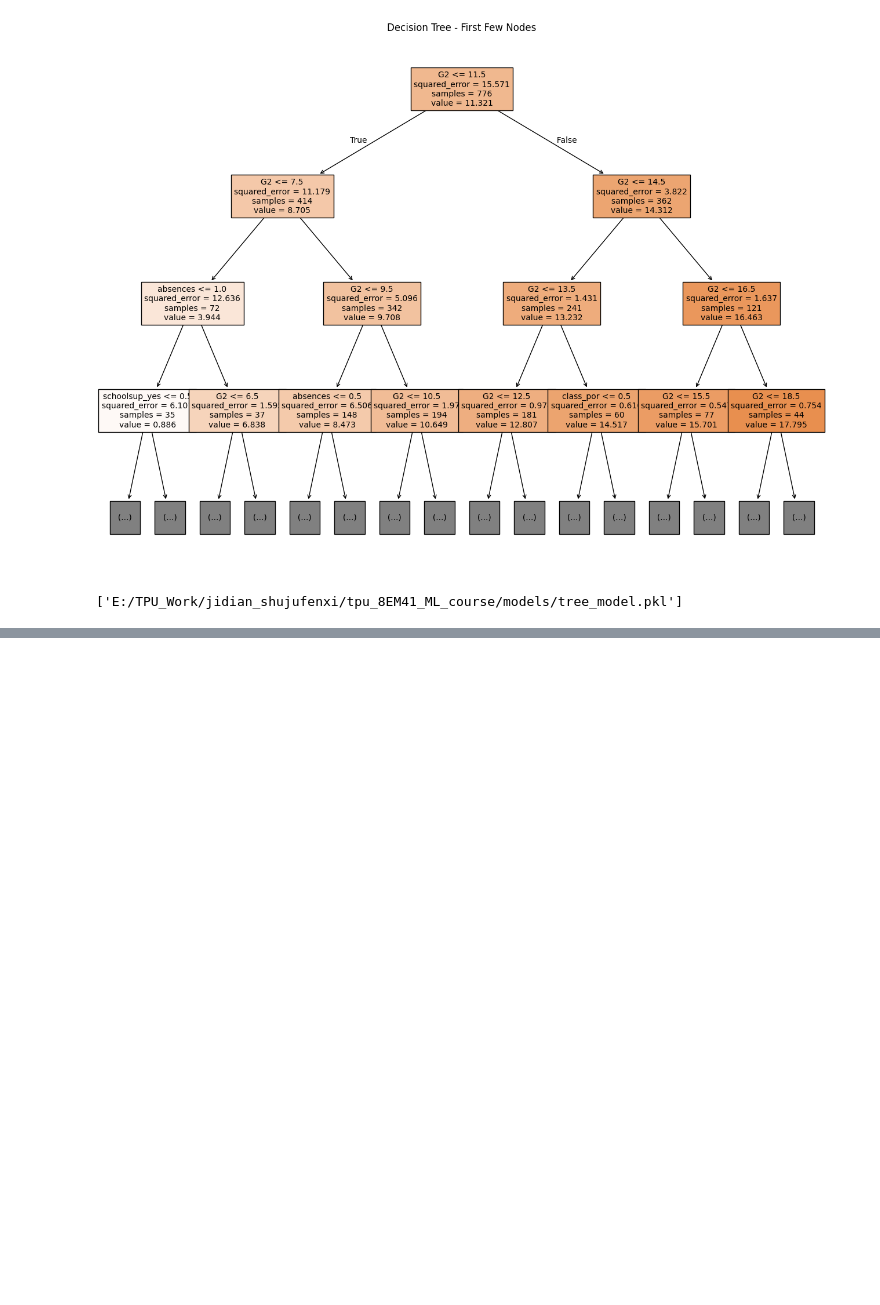
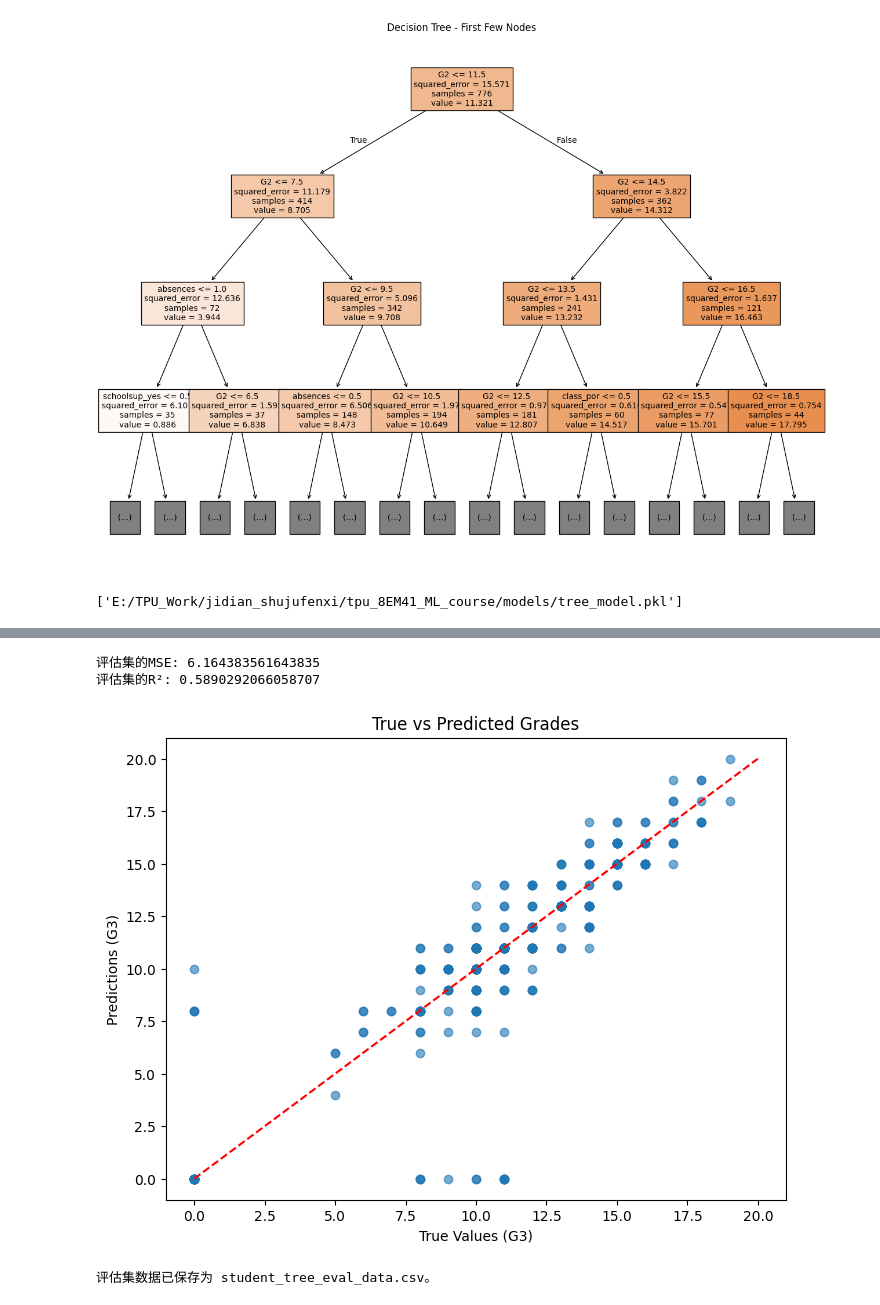
Before and after one commit to ChenQimu/tpu_8EM41_ML_course, a Jupyter notebook: 10/data/scripts/decision_tree_regression.ipynb, the cells around one changed output, grey strips where cells are left out. Drawn from its saved outputs; the diff is of its cells as text; code cells hidden in the pictures; blank space fills up the shorter version.

```diff
--- a/10/data/scripts/decision_tree_regression.ipynb
+++ b/10/data/scripts/decision_tree_regression.ipynb
@@ -46,0 +96,56 @@ R²: 0.6930395420357296
+# %%
+import pandas as pd
+import joblib
+from sklearn.model_selection import train_test_split
+from sklearn.metrics import mean_squared_error, r2_score
+import matplotlib.pyplot as plt
+
+# 加载训练好的决策树模型
+model = joblib.load("E:/TPU_Work/jidian_shujufenxi/tpu_8EM41_ML_course/models/tree_model_2.pkl")
+
+# 读取清理后的数据
+df = pd.read_csv("data/student_combined_cleaned.csv")
+
+# 特征和目标
+X = df.drop(columns=['G3'])
+y = df['G3']
+
+# 对分类特征进行独热编码
+X = pd.get_dummies(X)
+
+# 划分评估集：30%用于评估
+_, X_eval, _, y_eval = train_test_split(X, y, test_size=0.3, random_state=42)
+
+# 合并评估集数据并保存
+eval_data = pd.concat([X_eval, y_eval], axis=1)
+eval_data.to_csv("E:/TPU_Work/jidian_shujufenxi/tpu_8EM41_ML_course/10/data/raw/student_tree_eval_data.csv", index=False)
+
+# 使评估集特征与训练集一致
+X_eval = X_eval.reindex(columns=model.feature_names_in_, fill_value=0)
+
+# 预测评估集
+y_pred = model.predict(X_eval)
+
+# 评估模型
+mse = mean_squared_error(y_eval, y_pred)
+r2 = r2_score(y_eval, y_pred)
+
+# 打印评估结果
+print("评估集的MSE:", mse)
+print("评估集的R²:", r2)
+
+# 可视化预测结果
+plt.figure(figsize=(8, 6))
+plt.scatter(y_eval, y_pred, alpha=0.6)
+plt.plot([0, 20], [0, 20], color='red', linestyle='--')  # 绘制理想的完美拟合线
+plt.xlabel("True Values (G3)")
+plt.ylabel("Predictions (G3)")
+plt.title("True vs Predicted Grades")
+plt.show()
+
+print("评估集数据已保存为 student_tree_eval_data.csv。")
+# %% [output]
+评估集的MSE: 6.164383561643835
+评估集的R²: 0.5890292066058707
+[figure, added]
+评估集数据已保存为 student_tree_eval_data.csv。
```
Also changed, not shown: parts of 1 cell of this notebook, 5 other files.
